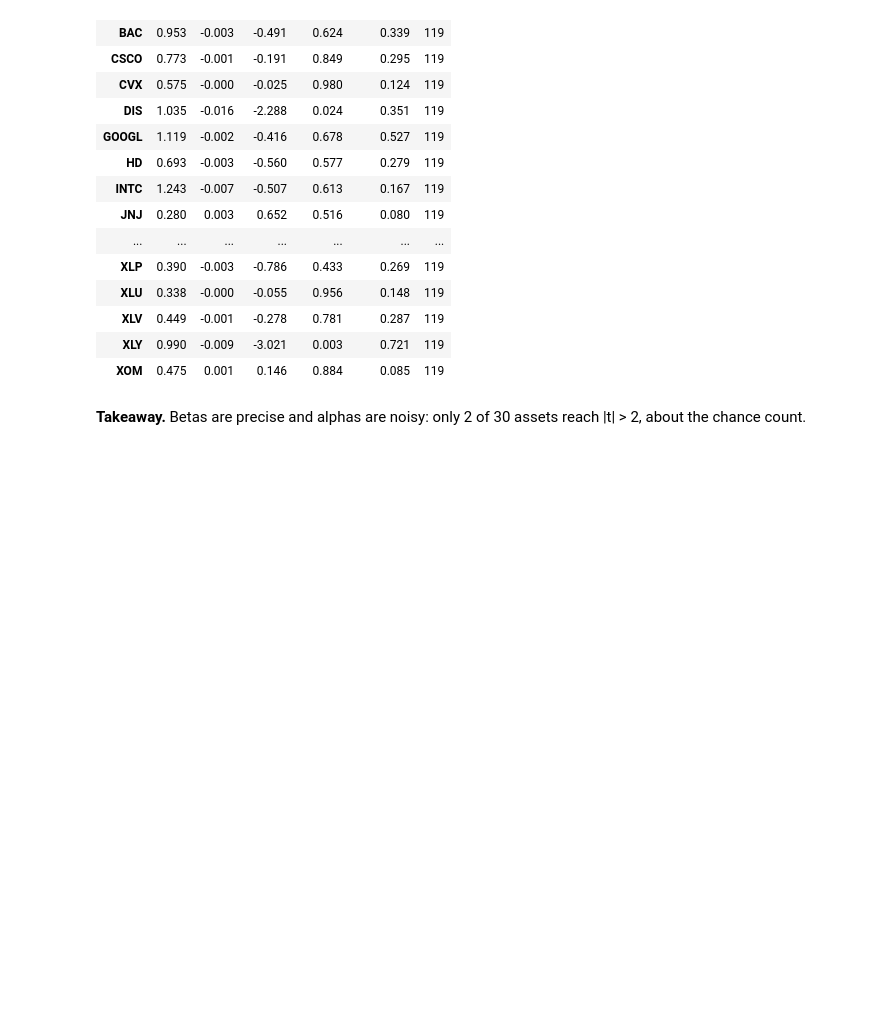
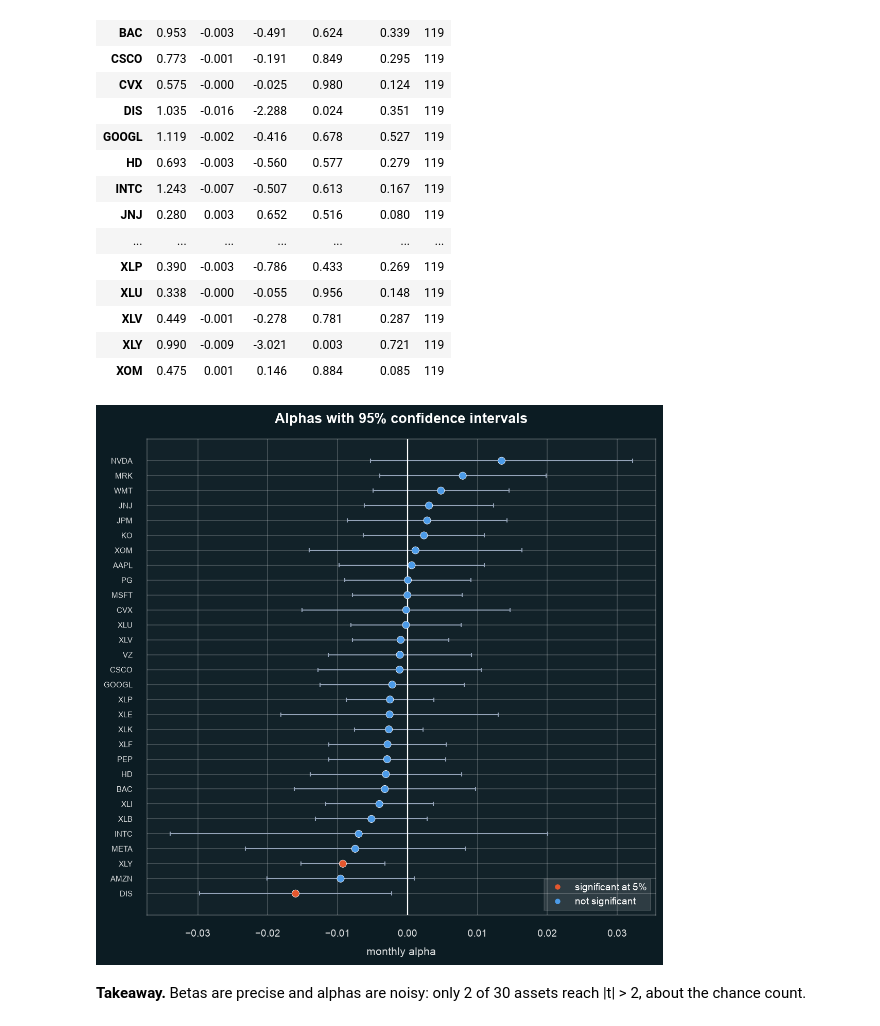
Before and after one commit to Prolead1/goldman, a Jupyter notebook: notebooks/report.ipynb, the cells around one changed output. Saved outputs shown, nothing was run; the diff lists cells and outputs as text; code cells hidden in the pictures; blank space fills up the shorter version.

```diff
--- a/notebooks/report.ipynb
+++ b/notebooks/report.ipynb
@@ -267,6 +289,12 @@ CAPM[PRIMARY].table[["beta", "alpha", "t_alpha", "p_alpha", "r_squared", "n"]].r
 | XLV | 0.449 | -0.001 | -0.278 | 0.781 | 0.287 | 119 |
 | XLY | 0.990 | -0.009 | -3.021 | 0.003 | 0.721 | 119 |
 | XOM | 0.475 | 0.001 | 0.146 | 0.884 | 0.085 | 119 |
+# %%
+display(Image(filename=viz.plot_alpha_intervals(
+    CAPM[PRIMARY].table, OUTPUT_DIR / "alpha_intervals.png"
+)))
+# %% [output]
+[figure, added]
 # %% [markdown]
 **Takeaway.** Betas are precise and alphas are noisy: only 2 of 30 assets reach
 |t| > 2, about the chance count.
```
Also changed, not shown: parts of 11 cells of this notebook, 10 other files.
